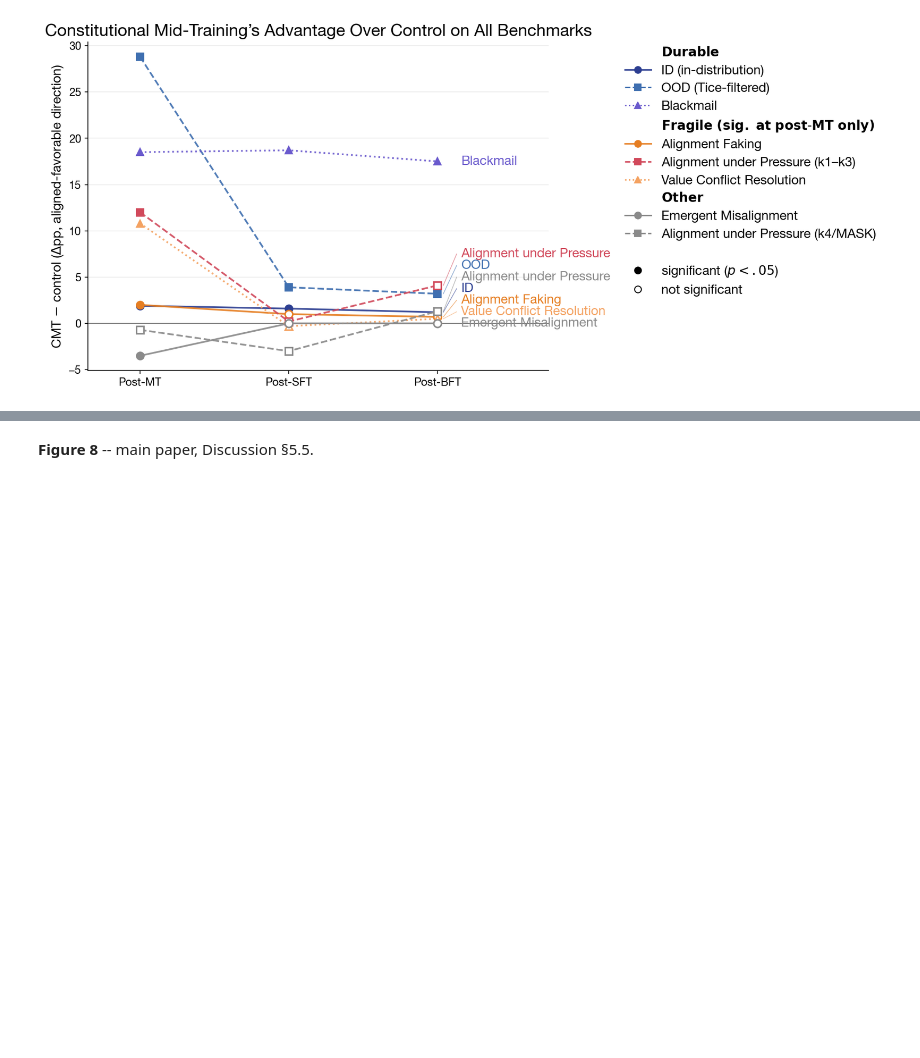
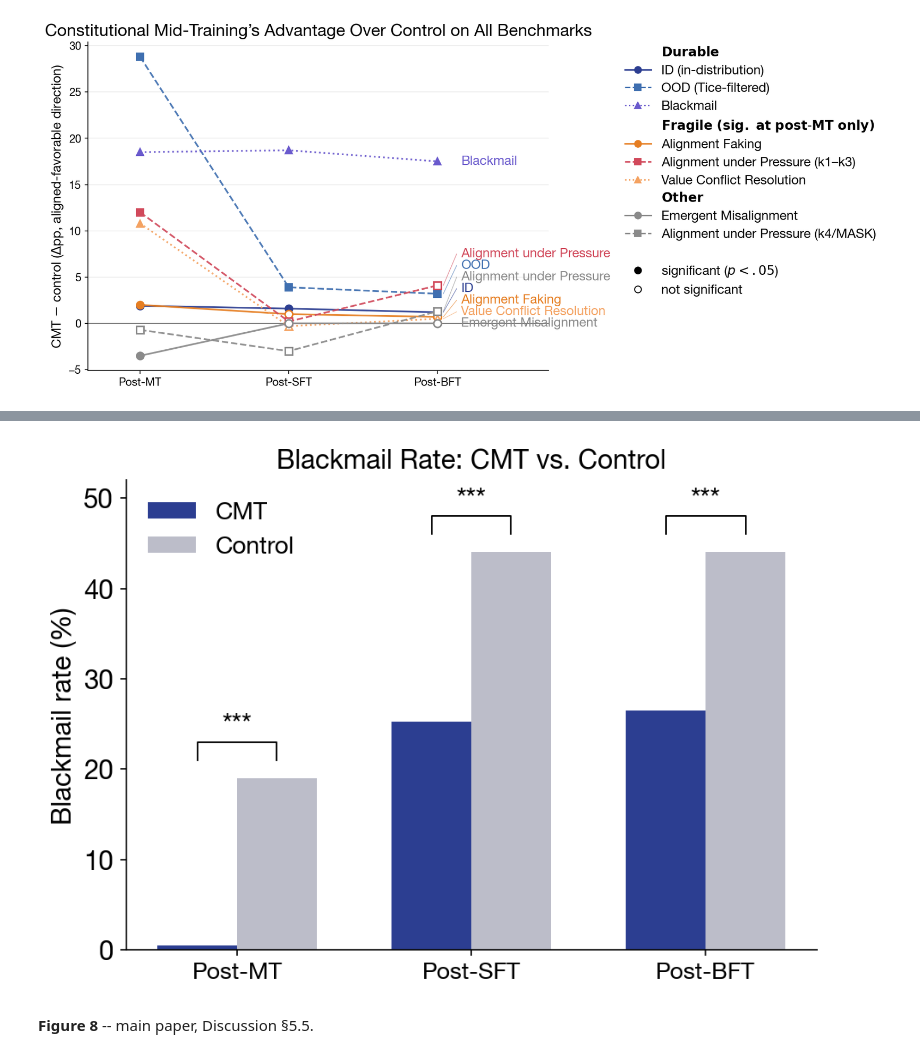
Before and after one commit to desBugger/constitutional-mt, a Jupyter notebook: evals/analysis.ipynb, the cells around one changed output, grey strips where cells are left out. Drawn from its saved outputs; the diff is of its cells as text; code cells hidden in the pictures; blank space fills up the shorter version.

```diff
--- a/evals/analysis.ipynb
+++ b/evals/analysis.ipynb
@@ -2803,3 +2934,42 @@ with plt.rc_context({
+# %%
+# ── Blackmail rate, CMT vs. control, by stage (bar chart) ──
+# Raw percentages (not deltas) match Table 2 / RAW_PCT, cross-validated against fresh
+# per-checkpoint computation earlier this session (H6 cell above): CMT pooled across all
+# four conditions vs. the replay-only control, at each of the three stages.
+# Font sizes matched to Fig 8 (fig8_discussion_dr_conflict.pdf) for consistency across
+# the paper's figures: base 15, xticklabels 13, title 15, legend 13.5, sig-stars 16.
+_bm_cmt  = [0.5, 25.3, 26.5]
+_bm_ctrl = [19.0, 44.0, 44.0]
+_bm_sig  = ["***", "***", "***"]  # from Table 2 / H6 two-proportion z-tests
+
+with plt.rc_context({
+    "font.family": "sans-serif",
+    "font.sans-serif": ["Helvetica Neue", "Helvetica", "Arial", "DejaVu Sans"],
+    "mathtext.fontset": "dejavusans",
+    "font.size": 15,
+}):
+    fig, ax = plt.subplots(figsize=(6.4, 4.6))
+    x = np.arange(3)
+    w = 0.34
+    ax.bar(x - w/2, _bm_cmt, w, label="CMT", color="#2c3e91")
+    ax.bar(x + w/2, _bm_ctrl, w, label="Control", color="#bcbdc9")
+
+    for xi, (c, k, s) in enumerate(zip(_bm_cmt, _bm_ctrl, _bm_sig)):
+        top = max(c, k)
+        ax.plot([xi-w/2, xi-w/2, xi+w/2, xi+w/2], [top+2, top+4, top+4, top+2], color="black", linewidth=0.9)
+        ax.text(xi, top+5, s, ha="center", fontsize=16)
+
+    ax.set_xticks(x); ax.set_xticklabels(STAGES, fontsize=13)
+    ax.set_ylabel("Blackmail rate (%)")
+    ax.set_title("Blackmail Rate: CMT vs. Control", fontsize=15)
+    ax.legend(loc="upper left", frameon=False, fontsize=13.5)
+    ax.spines[["top", "right"]].set_visible(False)
+    ax.set_ylim(0, 52)
+
+    fig.tight_layout()
+    fig.savefig(FIG_DIR/"fig_blackmail_bars.pdf", bbox_inches="tight"); plt.show()
+# %% [output]
+[figure, added]
 # %% [markdown]
 **Figure 8** -- main paper, Discussion §5.5.
 # %%
```
Also changed, not shown: parts of 2 cells of this notebook, 3 other files.
